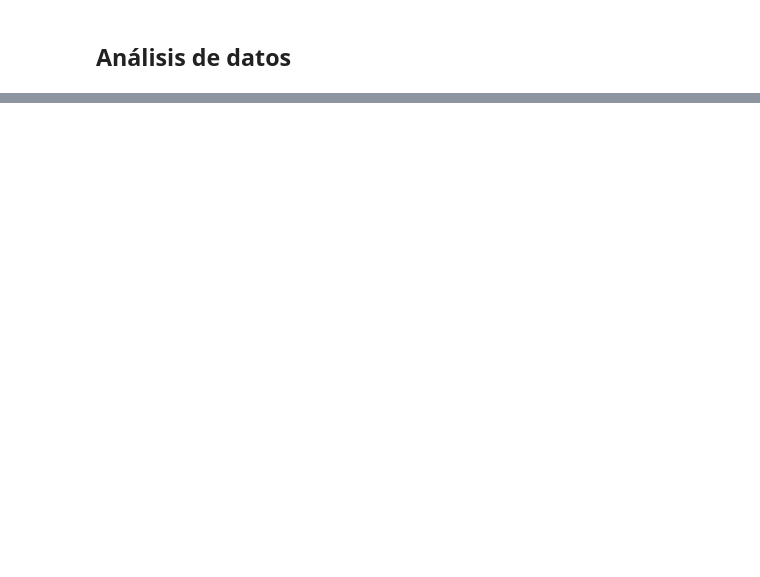
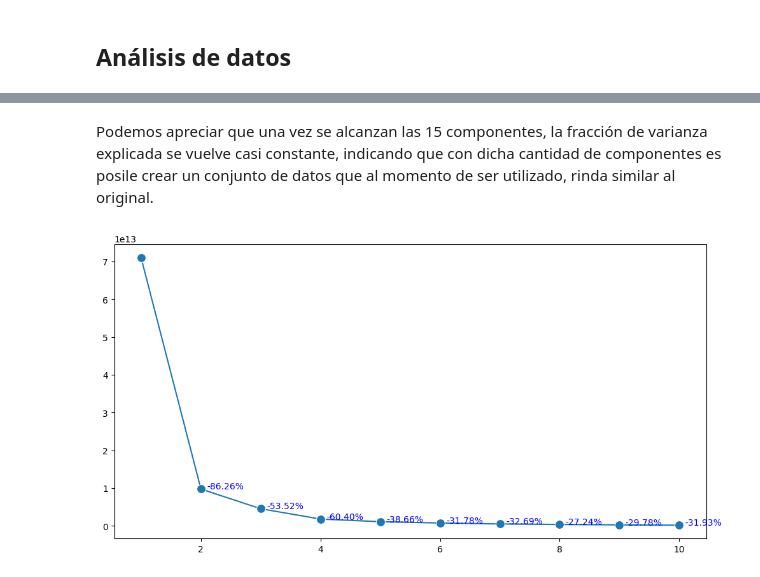
Before and after one commit to MarceVU/Proyecto---Cs-de-Datos, a Jupyter notebook: Proyecto.ipynb, the cells around one changed output, grey strips where cells are left out. Saved outputs shown, nothing was run; the diff lists cells and outputs as text; code cells hidden in the pictures; blank space fills up the shorter version.

```diff
--- a/Proyecto.ipynb
+++ b/Proyecto.ipynb
@@ -397,0 +477,7 @@ See the caveats in the documentation: https://pandas.pydata.org/pandas-docs/stab
+# %%
+# Debido a la gran cantidad de datos en el dataframe, hemos decidido analizar una muestra aleatoria de 19 datos por región,
+# resultando en un total de 304 filas.
+
+dataframe_2_sample = dataframe_2.groupby('REGION').sample(n = 19)
+dataframe_2_sample.reset_index(drop=True, inplace=True)
+dataframe_2_sample
@@ -399,0 +528,10 @@ See the caveats in the documentation: https://pandas.pydata.org/pandas-docs/stab
+# %%
+cols_categoricas = ['APRUEBA', 'REPRUEBA'] + [f'REGION_{i}' for i in range(1, 17)]
+dataframe_2_v2 = pd.get_dummies(dataframe_2_sample, columns = ['REGION'])
+dataframe_2_v2
+column_transformer = ColumnTransformer([('scaler', StandardScaler(), [col for col in dataframe_2_v2.columns \
+if col not in cols_categoricas])],  remainder = 'passthrough')
+column_transformer.fit(dataframe_2_v2)
+scaled_data = column_transformer.transform(dataframe_2_v2)
+
+pd.DataFrame(column_transformer.fit_transform(dataframe_2_v2), columns = dataframe_2_v2.columns)
@@ -399,0 +567,28 @@ See the caveats in the documentation: https://pandas.pydata.org/pandas-docs/stab
+# %% [markdown]
+Podemos apreciar que una vez se alcanzan las 15 componentes, la fracción de varianza explicada se vuelve casi constante, indicando que con dicha cantidad de componentes es posile crear un conjunto de datos que al momento de ser utilizado, rinda similar al original.
+# %%
+# modelo con las componentes suficientes
+pca_v2 = PCA(n_components = 15)
+pca_v2.fit(dataframe_2_v2)
+pca_scaled_data = pca_v2.transform(dataframe_2_v2)
+# %%
+max_clusters = 10 # maximo de clusters y su escala de aumento
+inertia, n_clusters = [], [] # listas que almacenara la inercia
+
+
+for n in range(1, max_clusters + 1):
+    KM_model = KMeans(n_clusters = n)
+    KM_clusters = KM_model.fit(pca_scaled_data) # ajuste del modelo
+    inertia.append(KM_clusters.inertia_) # inercia del modelo
+    n_clusters.append(n) # número de clusters
+
+# gráfico comparando número de clusters e inercia
+fig, ax = plt.subplots(1, 1, figsize = (12, 6))
+sns.lineplot(x = n_clusters, y = inertia, marker = 'o', markersize = 10, ax = ax)
+
+for i in range(1, len(inertia)):
+    delta = (inertia[i] - inertia[i - 1]) / inertia[i - 1] * 100
+    ax.text(i + 1.1, inertia[i], '%.2f'%delta + '%', color = 'b')
+plt.show()
+# %% [output]
+[figure, added]
```
Also changed, not shown: parts of 52 cells of this notebook.
